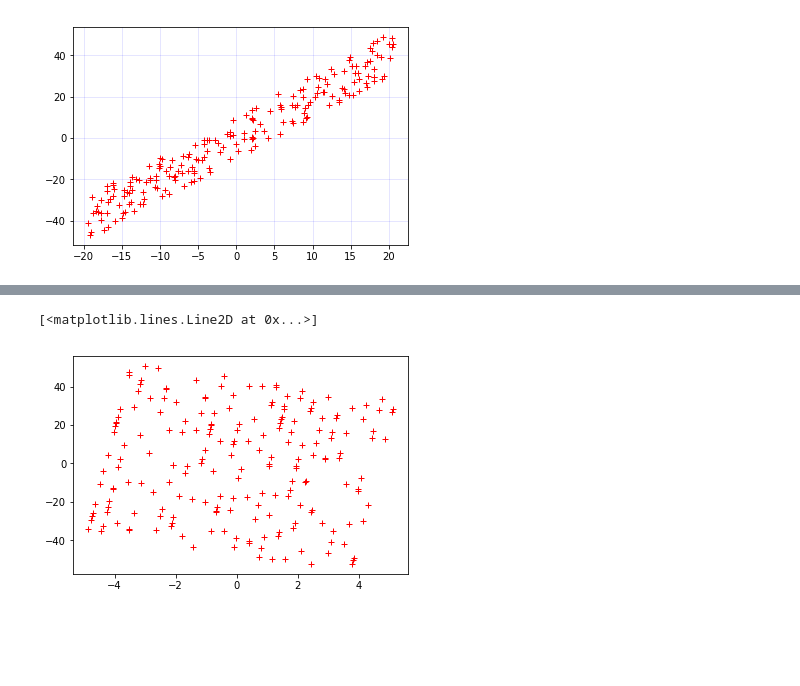
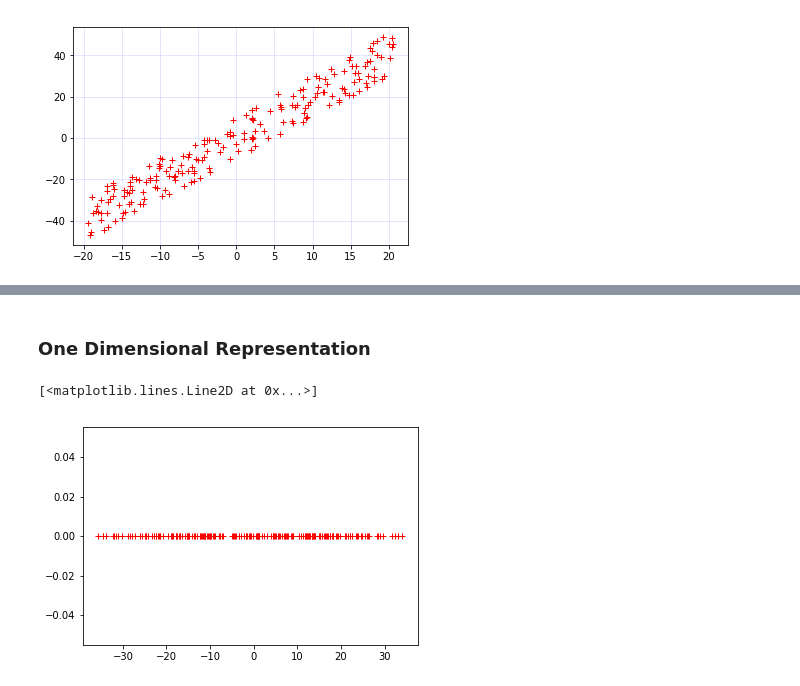
Before and after one commit to DomGeoT/PrincipleComponetAnalysisJUPYTER, a Jupyter notebook: Principle Component Analysis.ipynb, the cells around one changed output, grey strips where cells are left out. Cells and saved outputs as stored; diff of their text form; code cells hidden in the pictures; blank space fills up the shorter version.

Commit message:
Plotted results

```diff
--- a/Principle Component Analysis.ipynb
+++ b/Principle Component Analysis.ipynb
@@ -48,9 +49,21 @@ PCA is performed on the mean centred covariance matrix so prior to doing PCA we
 $$X^{C}_{ij} = X^{C}_{ij} - \frac{\sum_{p=0}^{n} X_{pj}}{n}$$
 # %%
 def meanCentre(matrix):
-    return matrix - matrix.sum()/len(matrix)
+    result = matrix.copy()
+    for column in matrix:
+        columnTotal = 0
+        for i in range(len(matrix[column])):
+            columnTotal += matrix[column][i]
+
+        columnMean = columnTotal / len(matrix[column])
+
+        for i in range(len(matrix[column])):
+            result[column][i] -= columnMean
+
+    return result
 
 centredData = meanCentre(data)
+centredData.head()
 
 plt.grid(color='b', linestyle='-', linewidth=1, alpha=0.1)
 plt.plot(centredData["X"], centredData["Y"], "r+")
@@ -91,6 +106,5 @@ def powerIteration(matrix):
 # %%
-def maxVarEigenVector(matrix):
-    print(matrix)
+def blackBoxLargestEigenVector(matrix):
     eigenValues, eigenVectors = np.linalg.eig(matrix.cov())
 
     indexOfLargestEigenValue = 0
@@ -101,4 +115,6 @@ def maxVarEigenVector(matrix):
             largestEigenValue = eigenValues[i]
             indexOfLargestEigenValue = i
 
-    return pd.DataFrame(eigenVectors[indexOfLargestEigenValue])
+    n = pd.DataFrame(eigenVectors[indexOfLargestEigenValue])
+
+    return n
@@ -115,22 +140,21 @@ def pca(data, k, firstEigenVectorFunc):
         wi = firstEigenVectorFunc(z)
         wi.columns = [i]
         w = pd.concat([w, wi], axis = 1)
-
         z = centredData.copy()
         for j in range(i + 1):
             wjwjt = multiplyDataFrames(pd.DataFrame(w[j]), pd.DataFrame(w[j]).transpose())
 
             projection = multiplyDataFrames(centredData.copy(), wjwjt)
-            z = z - projection
+            z = np.subtract(z, projection)
 
-    return multiplyDataFrames(centredData, w)
-
-eigenValues, eigenVectors = np.linalg.eig(meanCentre(data).cov())
-w = pd.DataFrame(eigenVectors)
-w.head()
-
-newRep = multiplyDataFrames(meanCentre(data), w)
-plt.plot(newRep[0], newRep[1], "r+")
+    return w
-# %% [output]
-[<matplotlib.lines.Line2D at 0x...>]
-[figure, removed]
+# %% [markdown]
+### One Dimensional Representation
+# %%
+w = pca(data, 1, blackBoxLargestEigenVector)
+
+xNew = multiplyDataFrames(centredData, w)
+plt.plot(xNew[0], [0] * 200, "r+")
+# %% [output]
+[<matplotlib.lines.Line2D at 0x...>]
+[figure, added]
```
Also changed, not shown: parts of 8 cells of this notebook.
